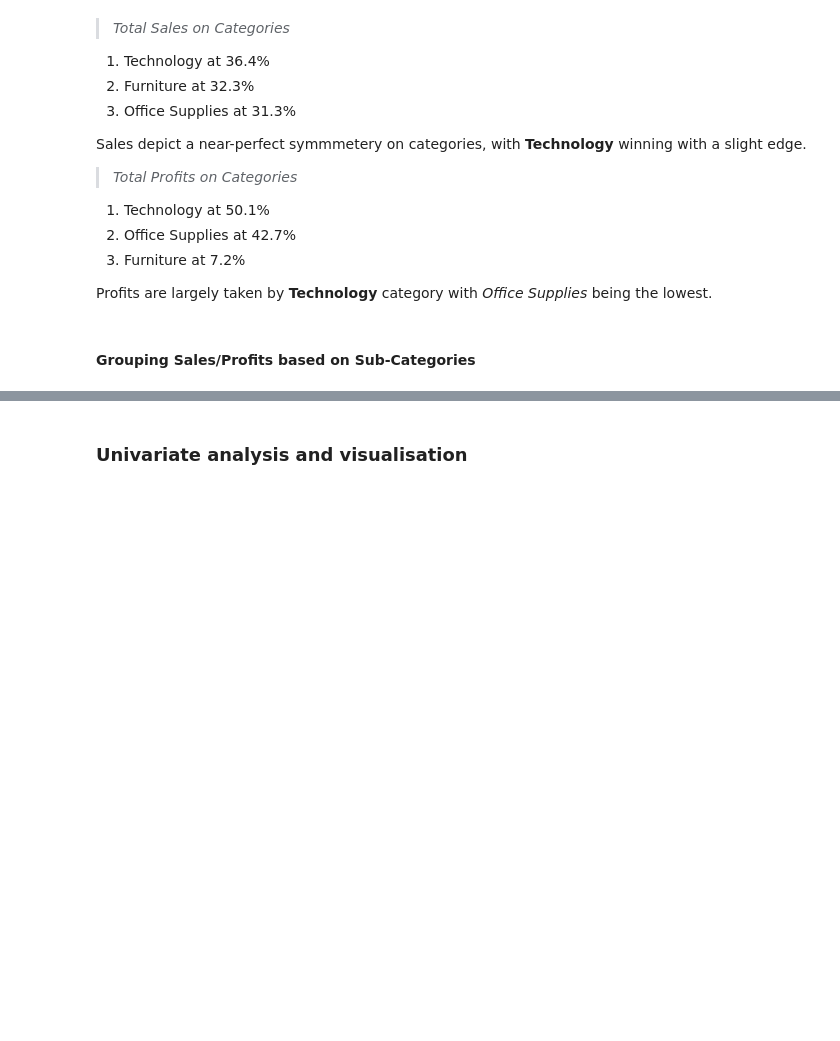
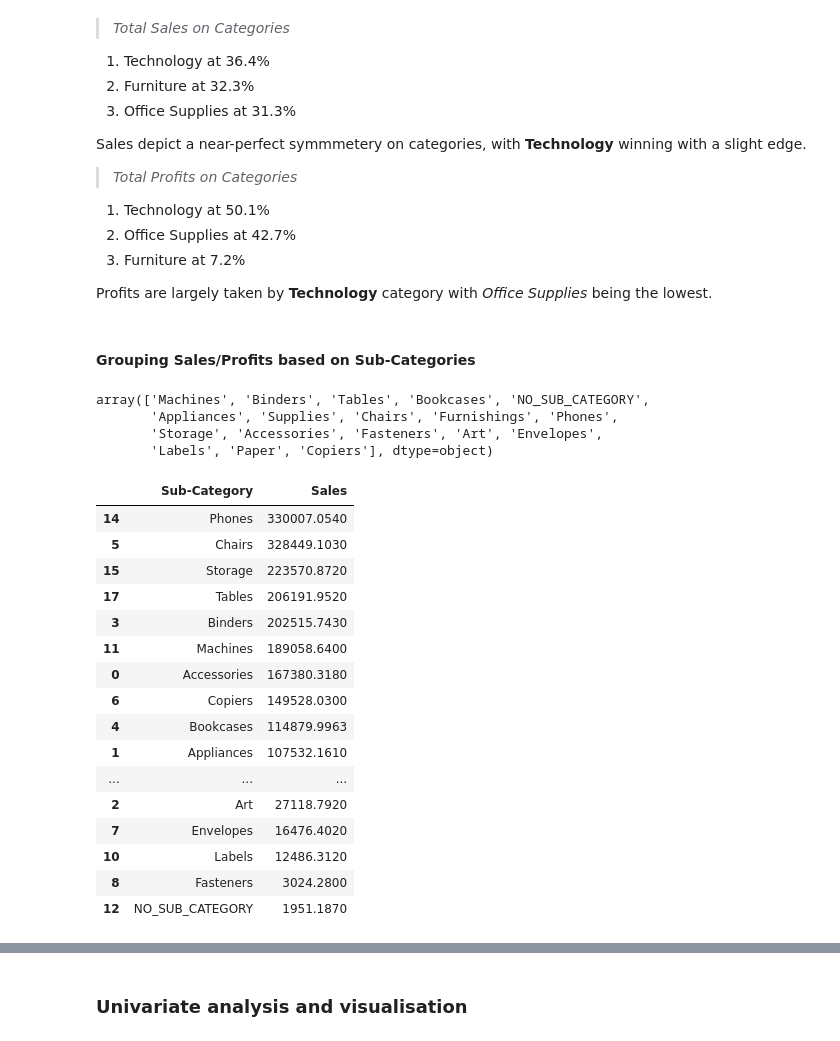
Before and after one commit to nareshwar/uhull-module-1, a Jupyter notebook: assignment_notebook/assignment_final.ipynb, the cells around one changed output, grey strips where cells are left out. Drawn from its saved outputs; the diff is of its cells as text; code cells hidden in the pictures; blank space fills up the shorter version.

```diff
--- a/assignment_notebook/assignment_final.ipynb
+++ b/assignment_notebook/assignment_final.ipynb
@@ -302,13 +346,34 @@ Profits are largely taken by **Technology** category with *Office Supplies* bein
 #### Grouping Sales/Profits based on Sub-Categories
 # %%
 unique_sub_categories = global_super_store_data['Sub-Category'].unique()
-print(unique_sub_categories)
-
-print(type(unique_sub_categories))
+unique_sub_categories
+# %% [output]
+array(['Machines', 'Binders', 'Tables', 'Bookcases', 'NO_SUB_CATEGORY',
+       'Appliances', 'Supplies', 'Chairs', 'Furnishings', 'Phones',
+       'Storage', 'Accessories', 'Fasteners', 'Art', 'Envelopes',
+       'Labels', 'Paper', 'Copiers'], dtype=object)
 # %%
 # group total sales by sub-category from the highest sale.
-sales_sub_category = global_super_store_data.groupby(['Sub-Category'], as_index=False)['Sales'].sum().sort_values(by='Sub-Category')
-print(sales_sub_category)
+sales_sub_category = global_super_store_data.groupby(['Sub-Category'], as_index=False)['Sales'].sum().sort_values(by='Sales', ascending=False)
+sales_sub_category
+# %% [output]
+|  | Sub-Category | Sales |
+| 14 | Phones | 330007.0540 |
+| 5 | Chairs | 328449.1030 |
+| 15 | Storage | 223570.8720 |
+| 17 | Tables | 206191.9520 |
+| 3 | Binders | 202515.7430 |
+| 11 | Machines | 189058.6400 |
+| 0 | Accessories | 167380.3180 |
+| 6 | Copiers | 149528.0300 |
+| 4 | Bookcases | 114879.9963 |
+| 1 | Appliances | 107532.1610 |
+| ... | ... | ... |
+| 2 | Art | 27118.7920 |
+| 7 | Envelopes | 16476.4020 |
+| 10 | Labels | 12486.3120 |
+| 8 | Fasteners | 3024.2800 |
+| 12 | NO_SUB_CATEGORY | 1951.1870 |
 # %%
 # group total profit by sub-category from the highest profit.
 profit_sub_category = global_super_store_data.groupby(['Sub-Category'], as_index=False)['Profit'].sum().sort_values(by='Sub-Category')
```
Also changed, not shown: parts of 22 cells of this notebook, 1 other file.
